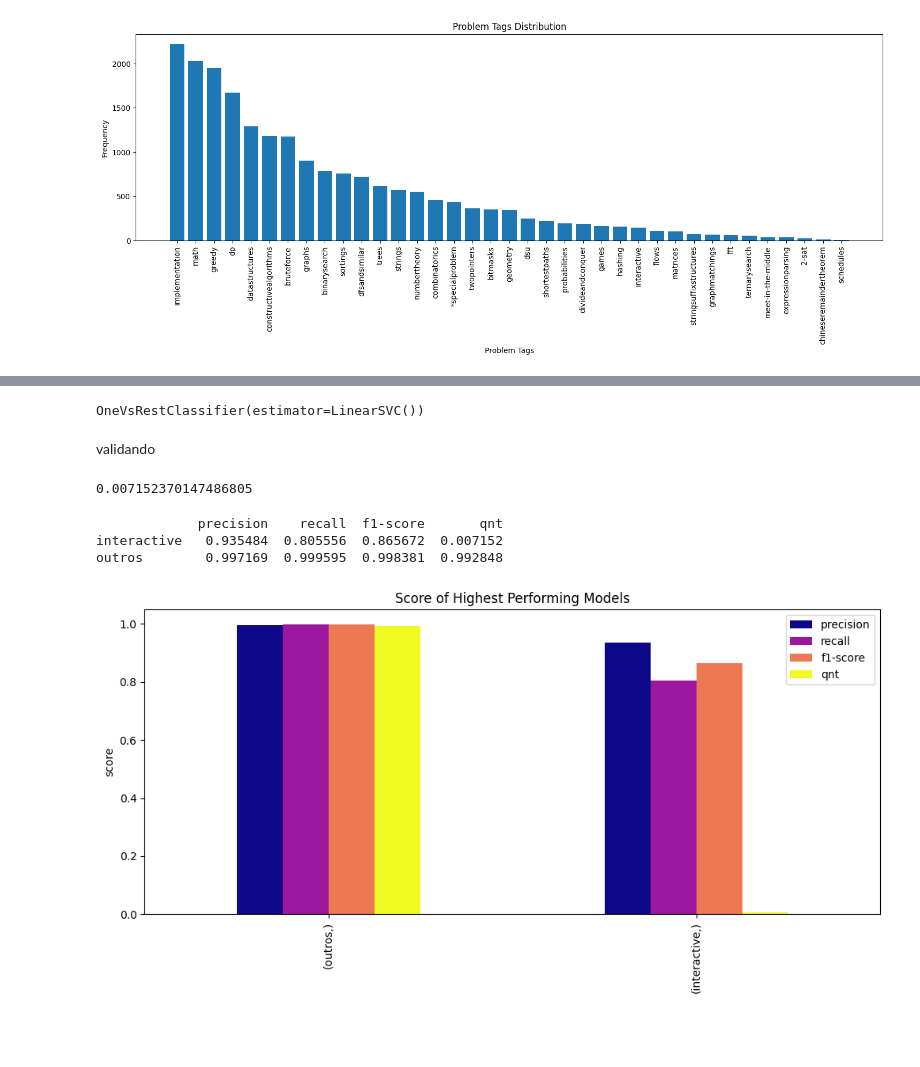
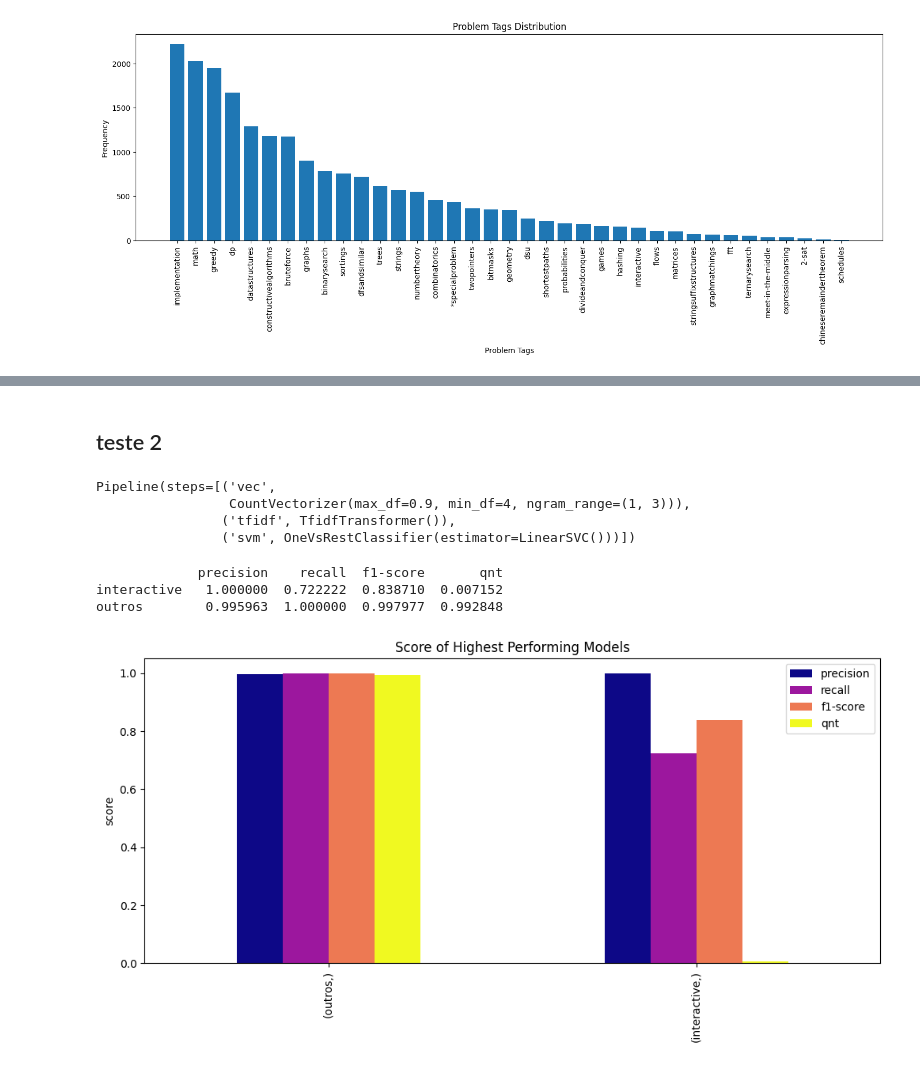
Before and after one commit to anasofia0/classificador-cf, a Jupyter notebook: multi_label_classifier.ipynb, the cells around one changed output, grey strips where cells are left out. Drawn from its saved outputs; the diff is of its cells as text; code cells hidden in the pictures; blank space fills up the shorter version.

```diff
--- a/multi_label_classifier.ipynb
+++ b/multi_label_classifier.ipynb
@@ -173,19 +234,13 @@ treinando a svm
+# %% [markdown]
+## teste 2
 # %%
-# parametros
-
 n_labels = 2
 
-
 Y, labels = get_matrix(n_labels, topics, True, ['interactive'])
-X_train, X_test, Y_train, Y_test = train_test_split(X, Y, test_size=0.3, random_state=0)
-
-# todo cross validation
+X_train, X_test, Y_train, Y_test = train_test_split(text, Y, test_size=0.3, random_state=0)
+pipe.fit(X_train, Y_train)
+# %% [output]
+Pipeline(steps=[('vec',
+                 CountVectorizer(max_df=0.9, min_df=4, ngram_range=(1, 3))),
+                ('tfidf', TfidfTransformer()),
+                ('svm', OneVsRestClassifier(estimator=LinearSVC()))])
-# %%
-# todo configurar parametros
-
-model = OneVsRestClassifier(LinearSVC())
-model.fit(X_train, Y_train)
-# %% [output]
-OneVsRestClassifier(estimator=LinearSVC())
-# %% [markdown]
-validando
@@ -194,18 +246,0 @@ predict = model.predict(X_test)
-# %%
-scores = classification_report(Y_test, predict, target_names=labels, output_dict=True)
-
-soma = 0
-for i in labels[:-1]:
-    scores[i]['qnt'] = (labelfreq[aux[i]][1]/total)
-
-    soma += labelfreq[aux[i]][1]
-
-scores['outros']['qnt'] = ((total-soma)/total)
-
-somap = 0.0
-for i in labels[:-1]:
-    somap += scores[i]['qnt']
-
-print(somap)
-# %% [output]
-0.007152370147486805
@@ -237,7 +247,9 @@ def plot(scores, labels):
-# %%
-plot(scores, labels)
-# %% [output]
-             precision    recall  f1-score       qnt
-interactive   0.935484  0.805556  0.865672  0.007152
-outros        0.997169  0.999595  0.998381  0.992848
-[figure, removed]
+# %%
+predict = pipe.predict(X_test)
+scores = get_scores(Y_test, predict, labels, topics)
+plot(scores, labels)
+# %% [output]
+             precision    recall  f1-score       qnt
+interactive   1.000000  0.722222  0.838710  0.007152
+outros        0.995963  1.000000  0.997977  0.992848
+[figure, added]
```
Also changed, not shown: parts of 23 cells of this notebook.
